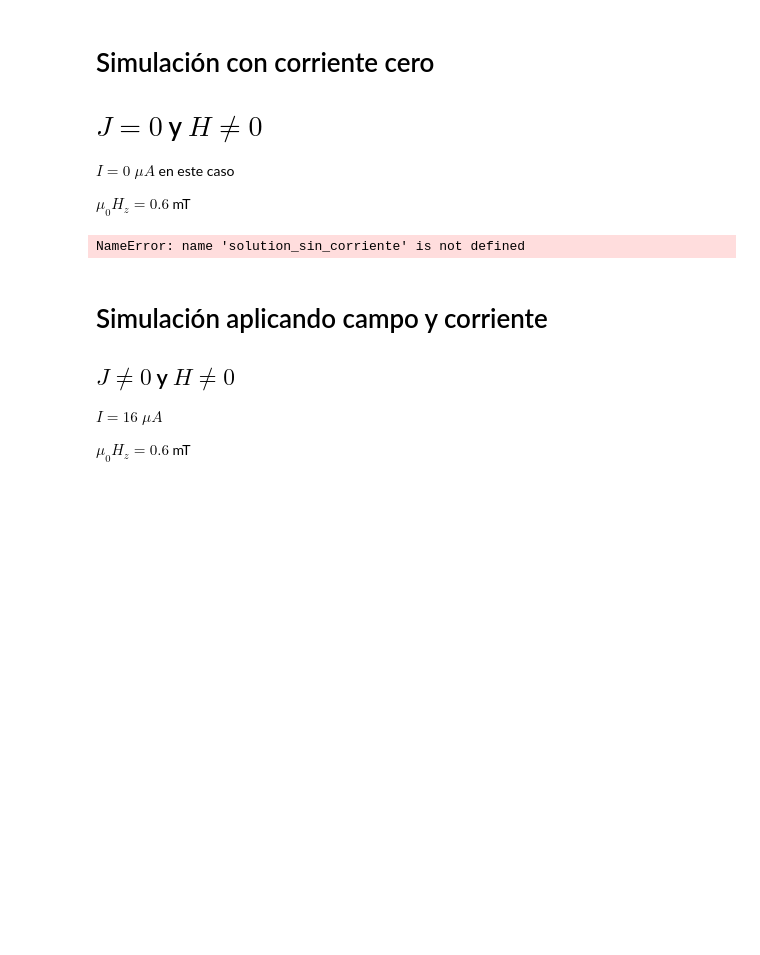
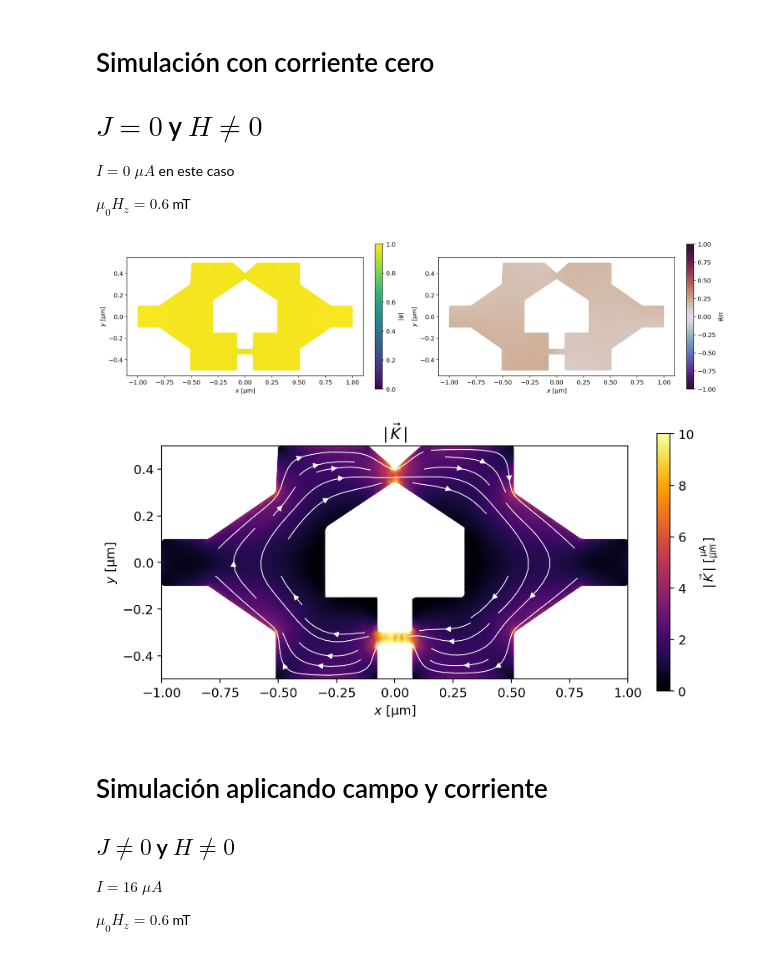
Before and after one commit to amvallejom/Proyecto_Electrodinamica, a Jupyter notebook: ProyectoElectro.ipynb, the cells around one changed output. Drawn from its saved outputs; the diff is of its cells as text; code cells hidden in the pictures; blank space fills up the shorter version.

Commit message:
Simulación con corriente cero y con corriente y campo diferente de cero

```diff
--- a/ProyectoElectro.ipynb
+++ b/ProyectoElectro.ipynb
@@ -248,9 +239,12 @@ field_current_solution = tdgl.solve(
 # %%
+t0 = 170
+solution_sin_corriente.solve_step = solution_sin_corriente.closest_solve_step(t0)
 fig, axes = solution_sin_corriente.plot_order_parameter(figsize=(16, 4))
 
 fig, ax = solution_sin_corriente.plot_currents(figsize=(9, 4), min_stream_amp=0.075, vmin=0, vmax=10)
 # %% [output]
-NameError: name 'solution_sin_corriente' is not defined
+[figure, added]
+[figure, added]
 # %%
 if MAKE_ANIMATIONS:
     zero_current_video = make_video_from_solution(
```
Also changed, not shown: parts of 3 cells of this notebook.
